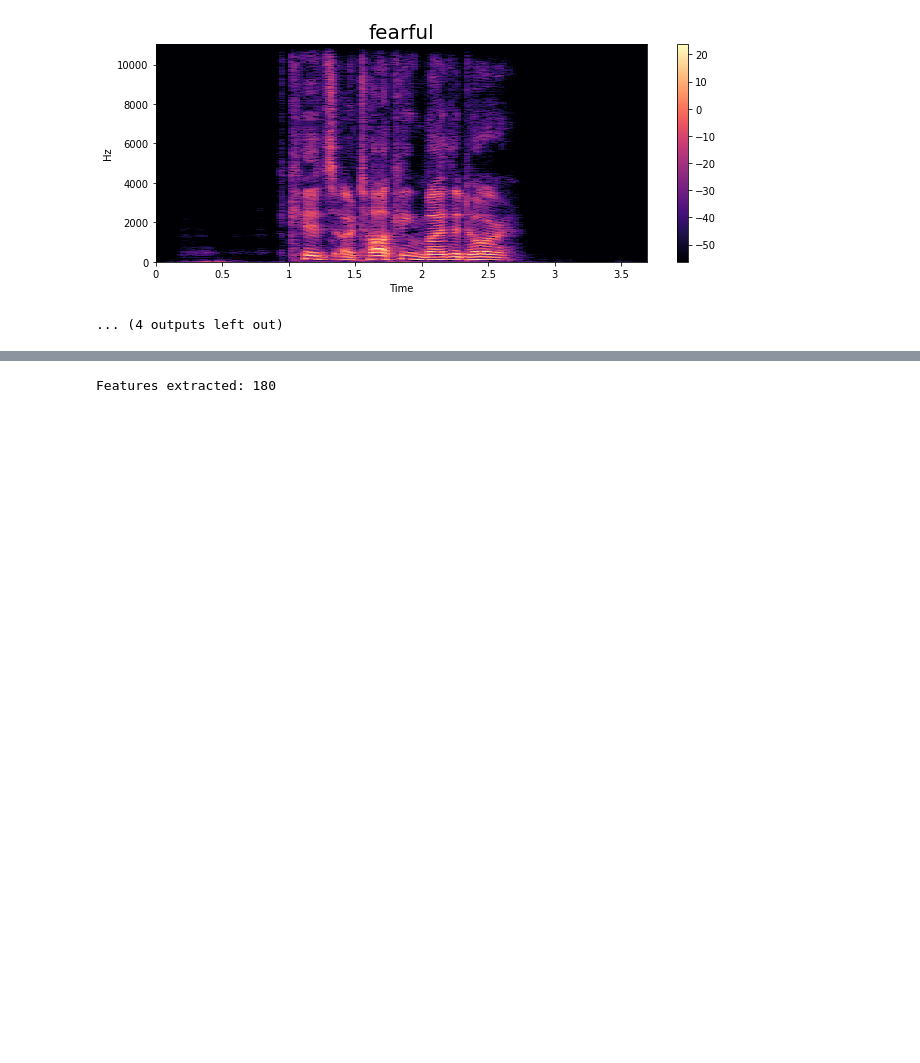
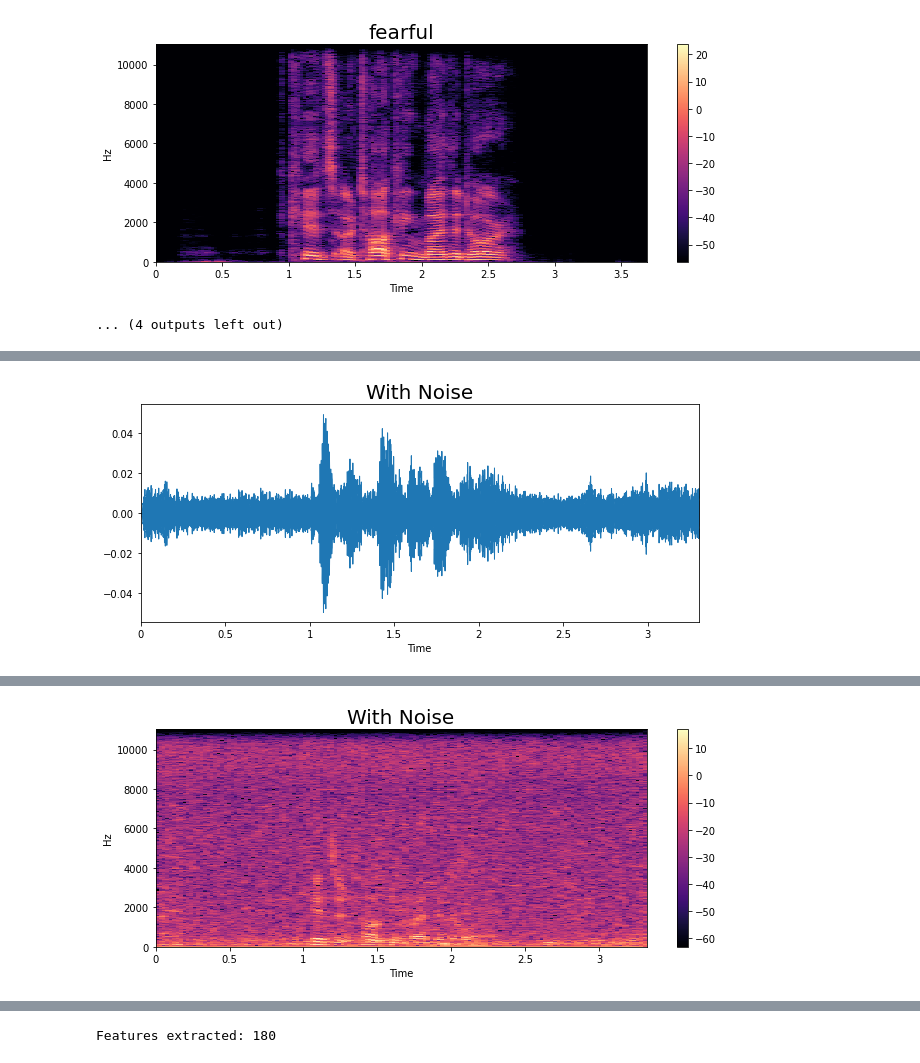
Before and after one commit to sarsalomon/EmoVoice, a Jupyter notebook: AI/EmoVoice.ipynb, the cells around one changed output, grey strips where cells are left out. Drawn from its saved outputs; the diff is of its cells as text; code cells hidden in the pictures; blank space fills up the shorter version.

```diff
--- a/AI/EmoVoice.ipynb
+++ b/AI/EmoVoice.ipynb
@@ -122,7 +126,9 @@ for number in range(len(emotions)):
 # %%
-# emotion = 'calm'
-# path = '/content/drive/ColabNotebook/Voice/DatasetRAVDESS/1/03-01-02-01-01-01-01.wav'
-# data, sampling_rate = librosa.load(path)
-# waveplot(data, sampling_rate, emotion)
-# spectogram(data, sampling_rate, emotion)
-# Audio(path)
+emotion = 'With Noise'
+path = '/content/drive/ColabNotebook/Voice/DataserRAVDESSWithNoise/1/03-01-01-01-01-01-01.wav'
+data, sampling_rate = librosa.load(path)
+waveplot(data, sampling_rate, emotion)
+spectogram(data, sampling_rate, emotion)
+Audio(path)
+# %% [output]
+[figure, added]
@@ -129,3 +136,4 @@ for number in range(len(emotions)):
+[figure, added]
 # %%
 # emotion = 'happy'
 # path = '/content/drive/ColabNotebook/Voice/DatasetRAVDESS/1/03-01-03-01-01-01-01.wav'
```
Also changed, not shown: parts of 12 cells of this notebook.
